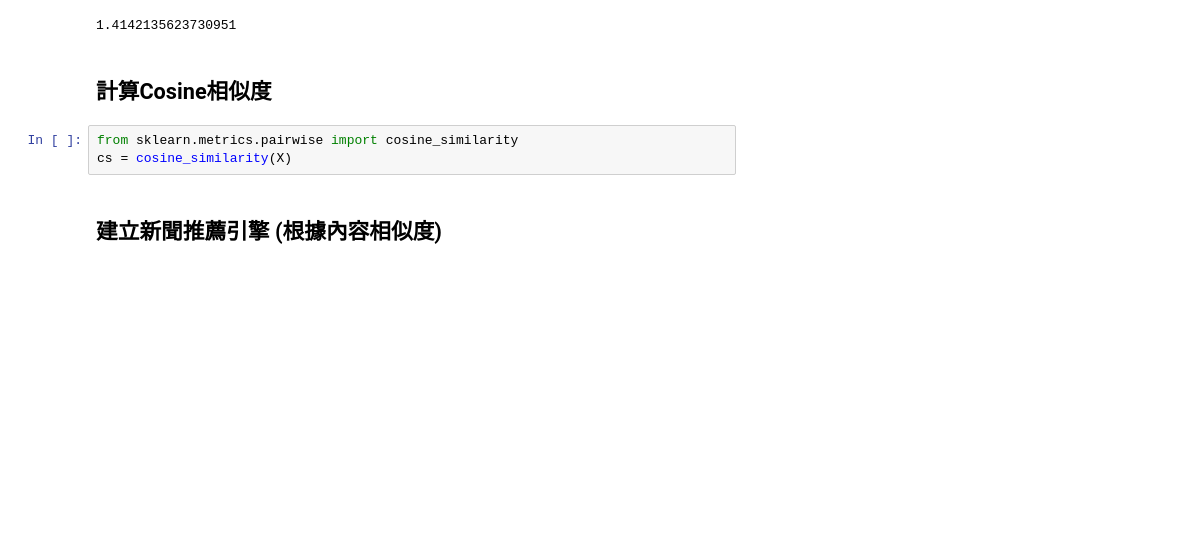
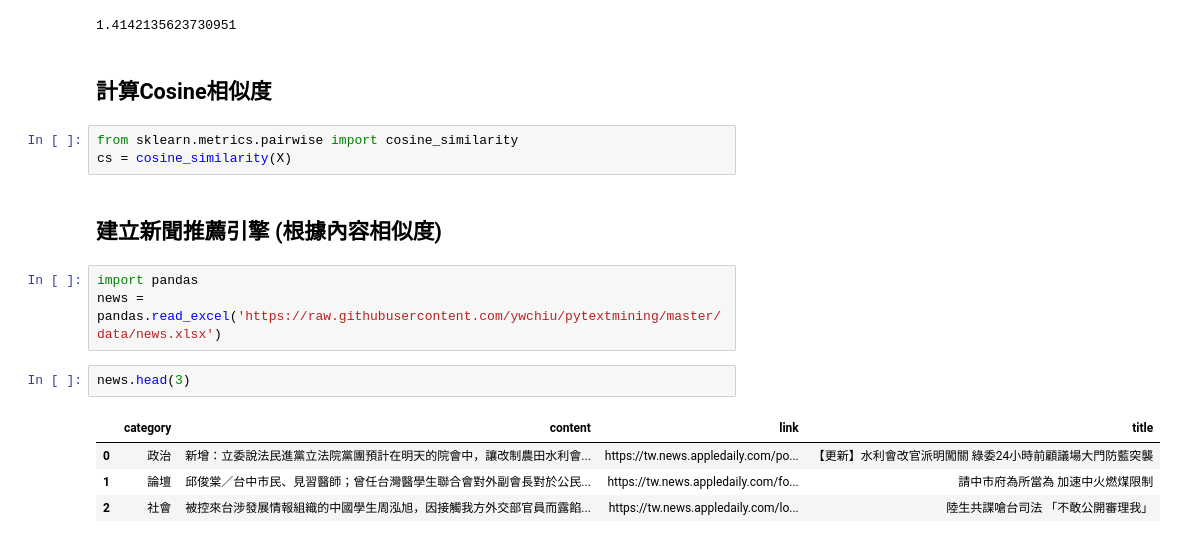
Before and after one commit to ywchiu/pytextmining, a Jupyter notebook: Demo20180310.ipynb, the cells around one changed output. Cells and saved outputs as stored; diff of their text form; blank space fills up the shorter version.

Commit message:
add news data

```diff
--- a/Demo20180310.ipynb
+++ b/Demo20180310.ipynb
@@ -912,3 +912,13 @@ from sklearn.metrics.pairwise import cosine_similarity
 cs = cosine_similarity(X)
 # %% [markdown]
 ## 建立新聞推薦引擎 (根據內容相似度)
+# %%
+import pandas
+news = pandas.read_excel('https://raw.githubusercontent.com/ywchiu/pytextmining/master/data/news.xlsx')
+# %%
+news.head(3)
+# %% [output]
+|  | category | content | link | title |
+| 0 | 政治 | 新增：立委說法民進黨立法院黨團預計在明天的院會中，讓改制農田水利會... | https://tw.news.appledaily.com/po... | 【更新】水利會改官派明闖關 綠委24小時前顧議場大門防藍突襲 |
+| 1 | 論壇 | 邱俊棠／台中市民、見習醫師；曾任台灣醫學生聯合會對外副會長對於公民... | https://tw.news.appledaily.com/fo... | 請中市府為所當為 加速中火燃煤限制 |
+| 2 | 社會 | 被控來台涉發展情報組織的中國學生周泓旭，因接觸我方外交部官員而露餡... | https://tw.news.appledaily.com/lo... | 陸生共諜嗆台司法 「不敢公開審理我」 |
```
Also changed, not shown: parts of 12 cells of this notebook.
